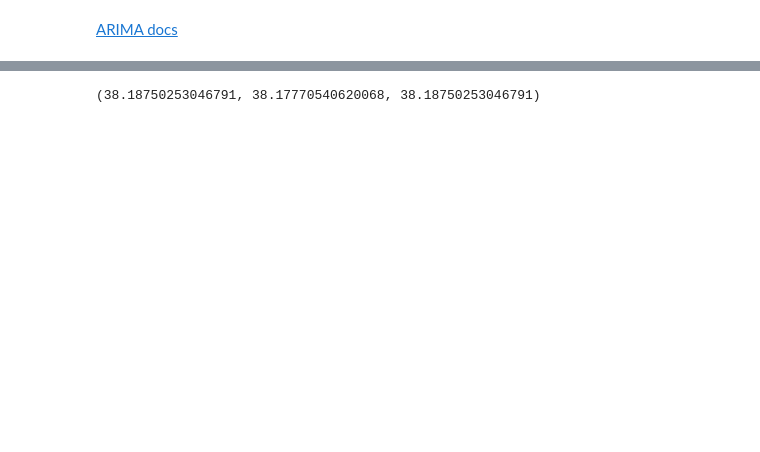
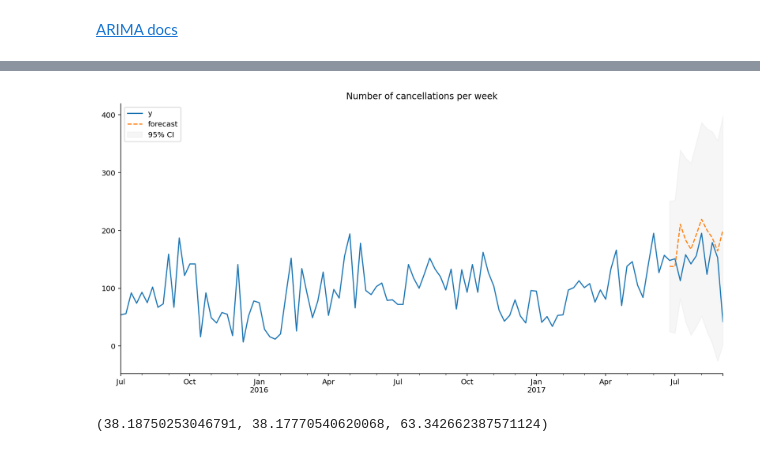
Before and after one commit to dimi-tree/time-series-forecasting, a Jupyter notebook: 01_arima_modelling.ipynb, the cells around one changed output, grey strips where cells are left out. Cells and saved outputs as stored; diff of their text form; code cells hidden in the pictures; blank space fills up the shorter version.

```diff
--- a/01_hotel_cancellations.ipynb
+++ b/01_arima_modelling.ipynb
@@ -297,6 +308,23 @@ Warnings:
+# %%
+forecast = res3.get_forecast(len(test))
+yhat = forecast.predicted_mean
+yhat_conf_int = forecast.conf_int(alpha=0.05)
+
+ci_lo = yhat_conf_int.iloc[:, 0]
+ci_up = yhat_conf_int.iloc[:, 1]
+
+ax = ts.plot(label='y', title='Number of cancellations per week', figsize=(12, 6))
+_ = yhat.plot(ax=ax, ls='--', label='forecast')
+_ = ax.fill_between(ci_lo.index, ci_lo, ci_up, alpha=0.2, color='lightgrey', label='95% CI')
+legend = ax.legend(loc='upper left')
+
+sns.despine()
+ax.get_figure().tight_layout()
+# %% [output]
+[figure, added]
 # %%
-yhat3 = res3.get_forecast(len(test)).predicted_mean
-
-rmse(test, yhat), rmse(test, test.mean()), rmse(test, yhat3)
+(rmse(test, res.get_forecast(len(test)).predicted_mean),
+ rmse(test, test.mean()),
+ rmse(test, res3.get_forecast(len(test)).predicted_mean))
 # %% [output]
-(38.18750253046791, 38.17770540620068, 38.18750253046791)
+(38.18750253046791, 38.17770540620068, 63.342662387571124)
```
Also changed, not shown: parts of 7 cells of this notebook.
